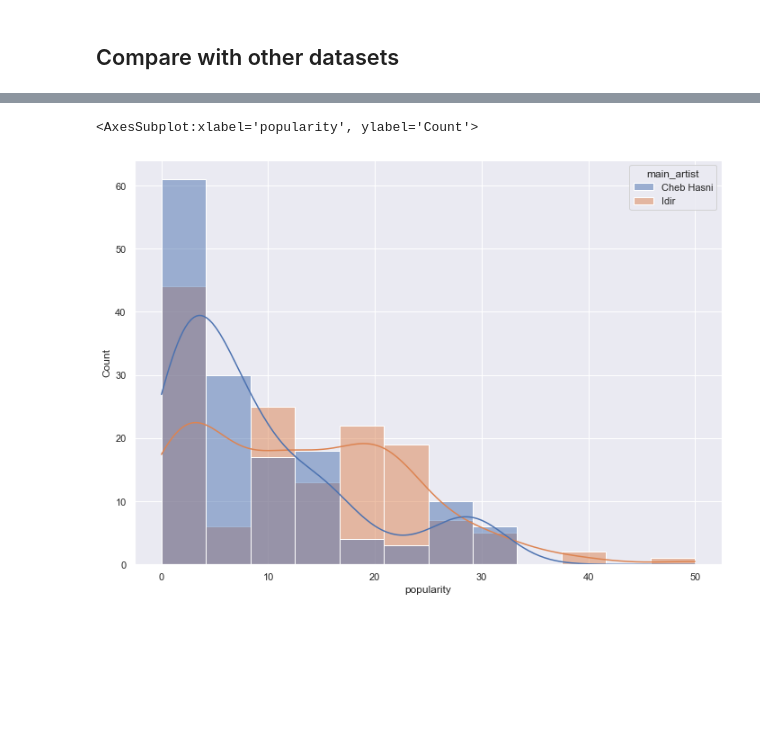
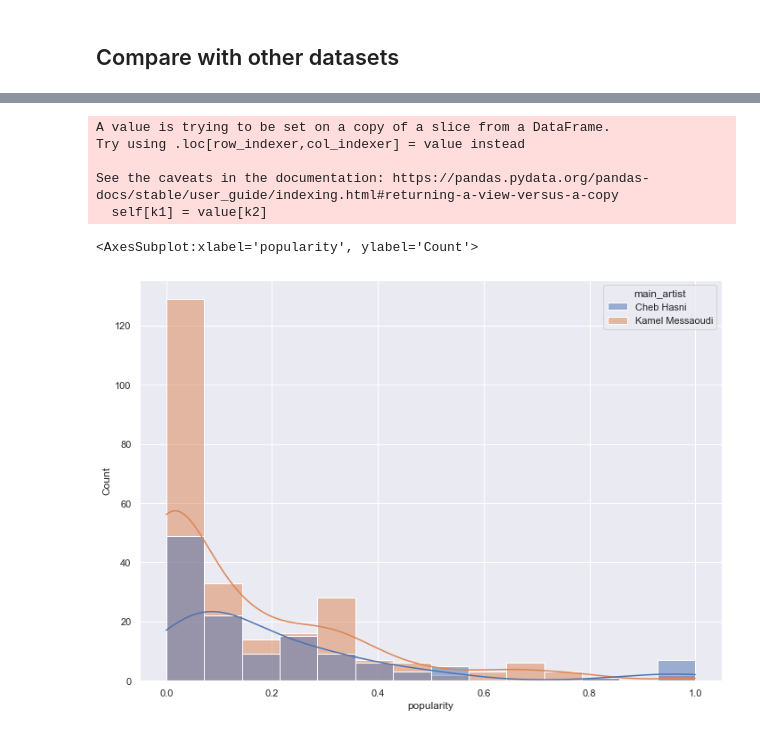
Before and after one commit to BelkacemB/rai-data-exploration, a Jupyter notebook: hasni-data.ipynb, the cells around one changed output, grey strips where cells are left out. Saved outputs shown, nothing was run; the diff lists cells and outputs as text; code cells hidden in the pictures; blank space fills up the shorter version.

```diff
--- a/hasni-data.ipynb
+++ b/hasni-data.ipynb
@@ -9,8 +14,8 @@ df = pd.read_csv('rai.csv')
 # %% [markdown]
 ## Analyze Hasni's data
 # %%
-df = df[df.main_artist == 'Cheb Hasni']
-# Drop duplicates based on duration
+df = df[df.main_artist == RAI_ARTIST]
+df = df.sample(n = min(len(df), SAMPLE_SIZE))
 df = df.drop_duplicates(subset=['duration_ms_x'], keep='first')
 df.to_csv('hasni.csv')
 df.shape
@@ -25,6 +30,8 @@ sns.histplot(data=df, x="popularity", kde=True)
 ## Compare with other datasets
 # %%
 pop_df = pd.read_csv('pop.csv')
+pop_df = pop_df[pop_df.main_artist == POP_ARTIST]
+pop_df = pop_df.sample(n = min(SAMPLE_SIZE, len(pop_df)))
 frames = [df, pop_df]
 df = pd.concat(frames)
 df.head()
@@ -38,6 +45,26 @@ df.head()
+# %%
+# NORMALIZE BY SINGER & RANDOMLI PICK SAME SIZE OF SONGS (random based on popularity)
+pop_columns = ['popularity', 'youtube_views', 'last_fm_playcount']
+artists = [POP_ARTIST, RAI_ARTIST]
+df[pop_columns].fillna(0)
+
+df[pop_columns] = (df[pop_columns] - df[pop_columns].min()) / (df[pop_columns].max() - df[pop_columns].min())
+# %%
+for artist in artists:
+    art_df = df.loc[df.main_artist == artist, : ]
+    art_df.head()
+    art_df[pop_columns] = (art_df[pop_columns] - art_df[pop_columns].min()) / (art_df[pop_columns].max() - art_df[pop_columns].min())
+    df.loc[df.main_artist == artist, : ] = art_df
+# %% [output]
+A value is trying to be set on a copy of a slice from a DataFrame.
+Try using .loc[row_indexer,col_indexer] = value instead
+
+See the caveats in the documentation: https://pandas.pydata.org/pandas-docs/stable/user_guide/indexing.html#returning-a-view-versus-a-copy
+  self[k1] = value[k2]
 # %%
-df = df[df.main_artist.isin(['Idir', 'Cheb Hasni'])]
+
+df = df[df.main_artist.isin(artists)]
 sns.histplot(data=df, x="popularity", hue='main_artist', kde=True)
 # %% [output]
 <AxesSubplot:xlabel='popularity', ylabel='Count'>
-[figure, old version]
+[figure, new version]
```
Also changed, not shown: parts of 4 cells of this notebook, 9 other files.
